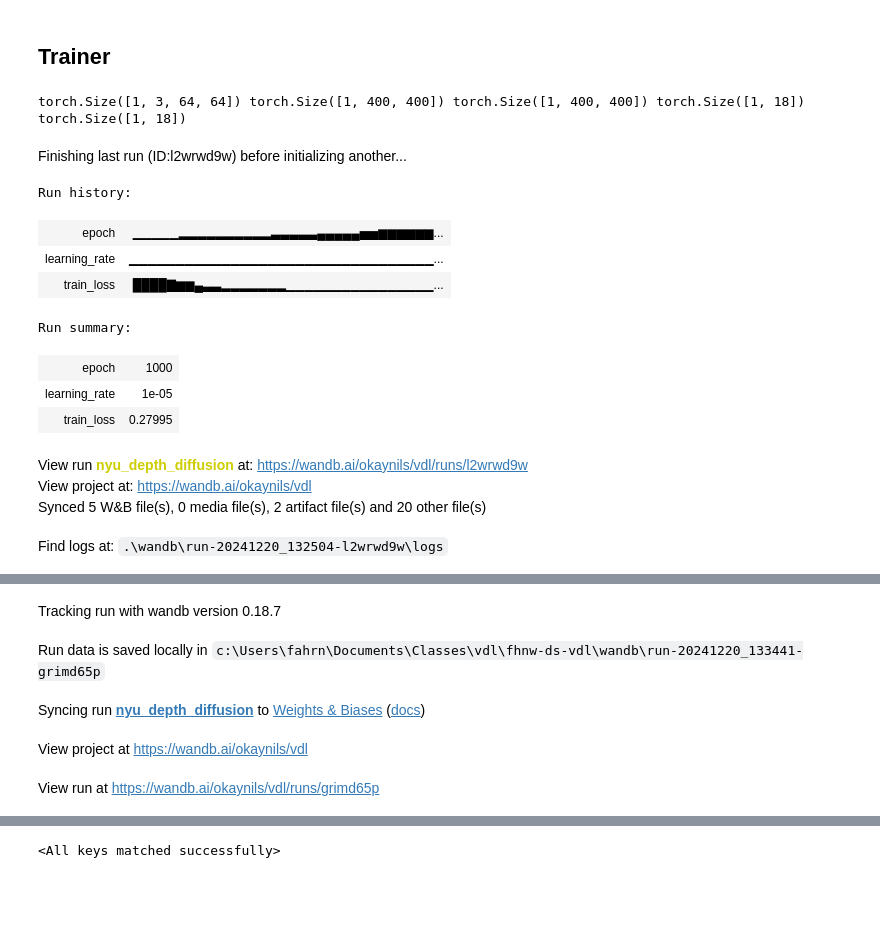
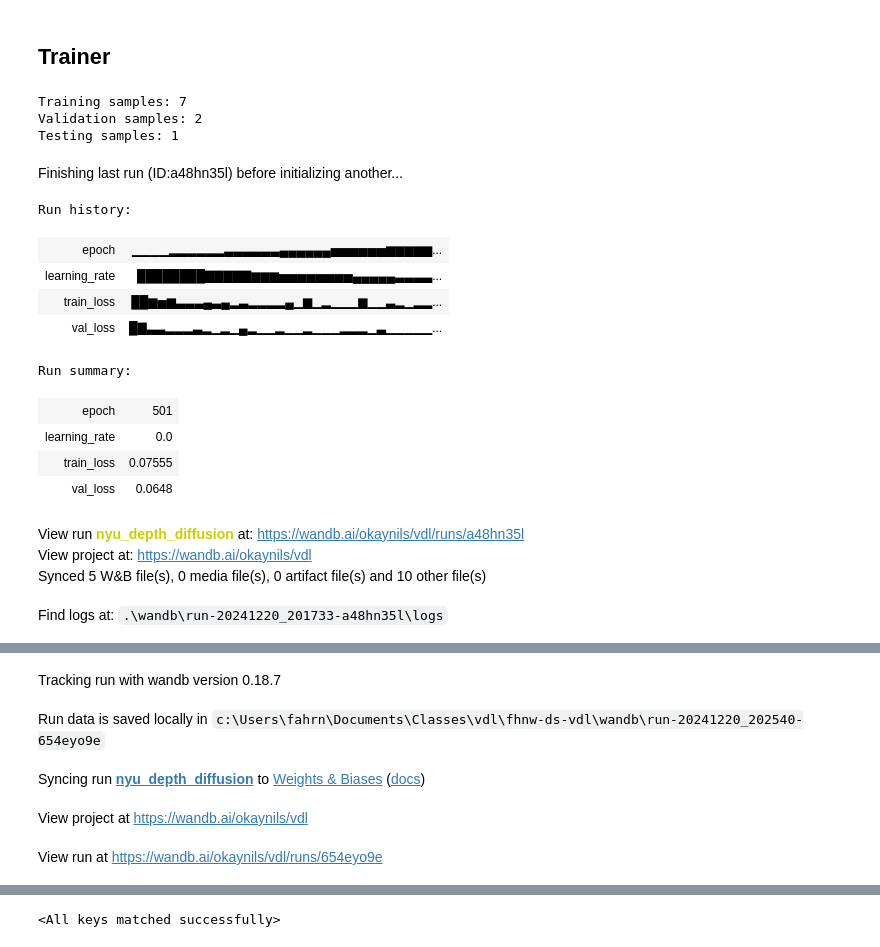
Before and after one commit to okaynils/fhnw-ds-vdl, a Jupyter notebook: notebook.ipynb, the cells around one changed output, grey strips where cells are left out. Drawn from its saved outputs; the diff is of its cells as text; code cells hidden in the pictures; blank space fills up the shorter version.

```diff
--- a/notebook.ipynb
+++ b/notebook.ipynb
@@ -328,61 +378,71 @@ class Trainer:
         avg_test_loss = test_loss / len(test_dataloader)
         logger.info(f"Test Loss: {avg_test_loss:.4f}")
         wandb.log({"test_loss": avg_test_loss})
-# %%
-train_loader = DataLoader(dataset[:1], batch_size=1, shuffle=True, num_workers=0)
-
-for i, (images, segments, depths, class_vectors, depth_vectors) in enumerate(train_loader):
-    print(images.shape, segments.shape, depths.shape, class_vectors.shape, depth_vectors.shape)
-    break
-# %% [output]
-torch.Size([1, 3, 64, 64]) torch.Size([1, 400, 400]) torch.Size([1, 400, 400]) torch.Size([1, 18]) torch.Size([1, 18])
+# %%
+
+train_dataset, val_dataset, test_dataset = split_dataset(dataset[:10], train_ratio=0.7, val_ratio=0.2, test_ratio=0.1)
+
+print(f"Training samples: {len(train_dataset)}")
+print(f"Validation samples: {len(val_dataset)}")
+print(f"Testing samples: {len(test_dataset)}")
+
+train_loader = DataLoader(train_dataset, batch_size=2, shuffle=True)
+val_loader = DataLoader(val_dataset, batch_size=2, shuffle=False)
+test_loader = DataLoader(test_dataset, batch_size=1, shuffle=False)
+# %% [output]
+Training samples: 7
+Validation samples: 2
+Testing samples: 1
 # %%
 epochs = 1000
 batch_size = 1
 learning_rate = 1e-5
 device = torch.device('cuda' if torch.cuda.is_available() else 'mps')
 
-train_loader = DataLoader(dataset[:1], batch_size=batch_size, shuffle=True, num_workers=0)
+#train_loader = DataLoader(dataset[:1], batch_size=batch_size, shuffle=True, num_workers=0)
 
 # Initialize model
 num_classes = 18
 model = UNet_Baseline(num_classes=num_classes, device=device)
 
 # Initialize diffusion process
 diffusion = Diffusion(noise_steps=1000, beta_start=0.0001, beta_end=0.002, img_size=64, device="cuda")
 
 # Initialize optimizer
 optimizer = torch.optim.AdamW(model.parameters(), lr=learning_rate)
 scheduler = torch.optim.lr_scheduler.CosineAnnealingLR(optimizer, T_max=epochs)
 
 # Initialize trainer
 trainer = Trainer(
     model=model,
     diffusion=diffusion,
     optimizer=optimizer,
     epochs=epochs,
     device=device,
     train_dataloader=train_loader,
+    val_dataloader=val_loader,
     run_name='nyu_depth_diffusion',
     project_name='vdl',
     save_dir='models',
     resolved_names=dataset.resolved_names,
     scheduler=scheduler
 )
 
 # Start training
 trainer.run()
 # %% [output]
-Finishing last run (ID:l2wrwd9w) before initializing another...
+Finishing last run (ID:a48hn35l) before initializing another...
 Run history:
-| epoch | ▁▁▁▁▁▂▂▂▂▂▂▂▂▂▂▃▃▃▃▃▄▄▄▄▄▅▅▆▆▆▆▆▆... |
-| learning_rate | ▁▁▁▁▁▁▁▁▁▁▁▁▁▁▁▁▁▁▁▁▁▁▁▁▁▁▁▁▁▁▁▁▁... |
-| train_loss | ████▇▆▆▄▃▃▂▂▂▂▂▂▂▁▁▁▁▁▁▁▁▁▁▁▁▁▁▁▁... |
+| epoch | ▁▁▁▁▂▂▂▂▂▂▃▃▃▃▃▃▄▄▄▄▄▄▅▅▅▅▅▅▆▆▆▆▆... |
+| learning_rate | ████████▇▇▇▇▇▆▆▆▅▅▅▅▅▅▅▅▄▄▄▄▄▃▃▃▃... |
+| train_loss | ██▆▅▆▃▃▃▄▃▄▂▃▂▂▂▂▄▁▆▁▂▁▁▁▆▁▁▃▂▁▂▂... |
+| val_loss | █▇▃▃▂▂▂▃▂▁▂▁▄▂▁▁▂▁▁▂▁▁▁▂▂▂▁▃▁▁▁▁▁... |
 Run summary:
-| epoch | 1000 |
-| learning_rate | 1e-05 |
-| train_loss | 0.27995 |
+| epoch | 501 |
+| learning_rate | 0.0 |
+| train_loss | 0.07555 |
+| val_loss | 0.0648 |
-View run nyu_depth_diffusion at: https://wandb.ai/okaynils/vdl/runs/l2wrwd9w
+View run nyu_depth_diffusion at: https://wandb.ai/okaynils/vdl/runs/a48hn35l
 View project at: https://wandb.ai/okaynils/vdl
-Synced 5 W&B file(s), 0 media file(s), 2 artifact file(s) and 20 other file(s)
+Synced 5 W&B file(s), 0 media file(s), 0 artifact file(s) and 10 other file(s)
-Find logs at: .\wandb\run-20241220_132504-l2wrwd9w\logs
+Find logs at: .\wandb\run-20241220_201733-a48hn35l\logs
@@ -390,5 +450,5 @@ Successfully finished last run (ID:l2wrwd9w). Initializing new run:
 Tracking run with wandb version 0.18.7
-Run data is saved locally in c:\Users\fahrn\Documents\Classes\vdl\fhnw-ds-vdl\wandb\run-20241220_133441-grimd65p
+Run data is saved locally in c:\Users\fahrn\Documents\Classes\vdl\fhnw-ds-vdl\wandb\run-20241220_202540-654eyo9e
 Syncing run nyu_depth_diffusion to Weights & Biases (docs)
 View project at https://wandb.ai/okaynils/vdl
-View run at https://wandb.ai/okaynils/vdl/runs/grimd65p
+View run at https://wandb.ai/okaynils/vdl/runs/654eyo9e
```
Also changed, not shown: parts of 3 cells of this notebook, 1 other file.
